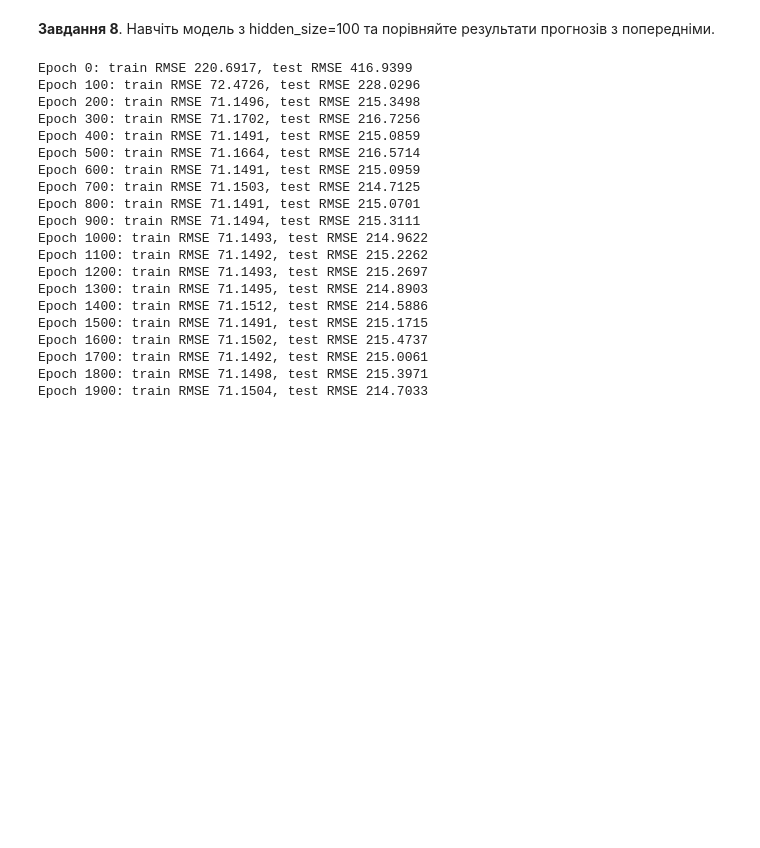
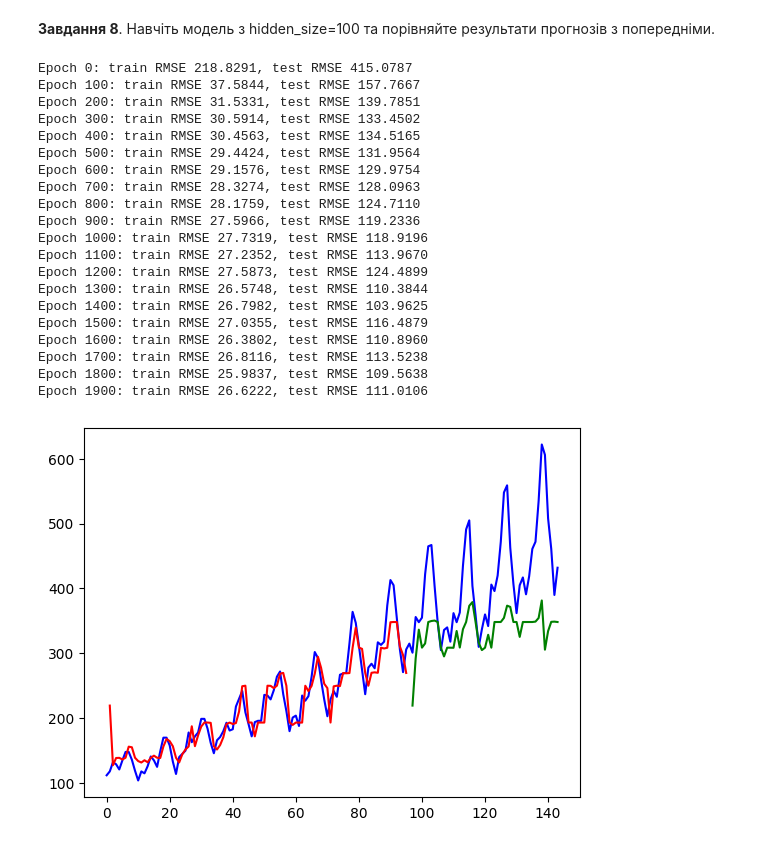
Before and after one commit to oderenivskyi/ml_home_tasks, a Jupyter notebook: LSTM_для_прогнозування_часових_рядів.ipynb, the cells around one changed output. Cells and saved outputs as stored; diff of their text form; code cells hidden in the pictures; blank space fills up the shorter version.

```diff
--- a/LSTM_для_прогнозування_часових_рядів.ipynb
+++ b/LSTM_для_прогнозування_часових_рядів.ipynb
@@ -364,49 +354,51 @@ num_epochs = 2000
 losses = []
 
 for epoch in range(num_epochs):
-    model2.train()  # режим навчання
+    model.train()
     epoch_losses = []
 
     for X_batch, y_batch in train_loader:
-        optimizer2.zero_grad()            # очищаємо градієнти
-        outputs = model2(X_batch)         # передбачення
-        loss = criterion(outputs, y_batch)  # MSE
-        loss.backward()                  # зворотне поширення похибки
-        optimizer2.step()                 # оновлення ваг
+        optimizer2.zero_grad()
+        outputs = model(X_batch)
+        loss = criterion(outputs, y_batch)
+        loss.backward()
+        optimizer2.step()
         epoch_losses.append(loss.item())
 
-    # середня втрата за епоху
     avg_loss = np.mean(epoch_losses)
     losses.append(avg_loss)
 
-    # раз на 100 епох — валідація
     if epoch % 100 == 0:
-        model2.eval()
+        model.eval()
         with torch.no_grad():
-            train_preds = model2(X_train)
-            test_preds = model2(X_test)
+            train_preds = model(X_train)
+            test_preds = model(X_test)
             train_rmse = rmse(y_train, train_preds)
             test_rmse = rmse(y_test, test_preds)
 
         print(f"Epoch {epoch}: train RMSE {train_rmse:.4f}, test RMSE {test_rmse:.4f}")
 # %% [output]
-Epoch 0: train RMSE 220.6917, test RMSE 416.9399
-Epoch 100: train RMSE 72.4726, test RMSE 228.0296
-Epoch 200: train RMSE 71.1496, test RMSE 215.3498
-Epoch 300: train RMSE 71.1702, test RMSE 216.7256
-Epoch 400: train RMSE 71.1491, test RMSE 215.0859
-Epoch 500: train RMSE 71.1664, test RMSE 216.5714
-Epoch 600: train RMSE 71.1491, test RMSE 215.0959
-Epoch 700: train RMSE 71.1503, test RMSE 214.7125
-Epoch 800: train RMSE 71.1491, test RMSE 215.0701
-Epoch 900: train RMSE 71.1494, test RMSE 215.3111
-Epoch 1000: train RMSE 71.1493, test RMSE 214.9622
-Epoch 1100: train RMSE 71.1492, test RMSE 215.2262
-Epoch 1200: train RMSE 71.1493, test RMSE 215.2697
-Epoch 1300: train RMSE 71.1495, test RMSE 214.8903
-Epoch 1400: train RMSE 71.1512, test RMSE 214.5886
-Epoch 1500: train RMSE 71.1491, test RMSE 215.1715
-Epoch 1600: train RMSE 71.1502, test RMSE 215.4737
-Epoch 1700: train RMSE 71.1492, test RMSE 215.0061
-Epoch 1800: train RMSE 71.1498, test RMSE 215.3971
-Epoch 1900: train RMSE 71.1504, test RMSE 214.7033
+Epoch 0: train RMSE 218.8291, test RMSE 415.0787
+Epoch 100: train RMSE 37.5844, test RMSE 157.7667
+Epoch 200: train RMSE 31.5331, test RMSE 139.7851
+Epoch 300: train RMSE 30.5914, test RMSE 133.4502
+Epoch 400: train RMSE 30.4563, test RMSE 134.5165
+Epoch 500: train RMSE 29.4424, test RMSE 131.9564
+Epoch 600: train RMSE 29.1576, test RMSE 129.9754
+Epoch 700: train RMSE 28.3274, test RMSE 128.0963
+Epoch 800: train RMSE 28.1759, test RMSE 124.7110
+Epoch 900: train RMSE 27.5966, test RMSE 119.2336
+Epoch 1000: train RMSE 27.7319, test RMSE 118.9196
+Epoch 1100: train RMSE 27.2352, test RMSE 113.9670
+Epoch 1200: train RMSE 27.5873, test RMSE 124.4899
+Epoch 1300: train RMSE 26.5748, test RMSE 110.3844
+Epoch 1400: train RMSE 26.7982, test RMSE 103.9625
+Epoch 1500: train RMSE 27.0355, test RMSE 116.4879
+Epoch 1600: train RMSE 26.3802, test RMSE 110.8960
+Epoch 1700: train RMSE 26.8116, test RMSE 113.5238
+Epoch 1800: train RMSE 25.9837, test RMSE 109.5638
+Epoch 1900: train RMSE 26.6222, test RMSE 111.0106
+# %%
+plot_predicts();
+# %% [output]
+[figure, added]
```
Also changed, not shown: parts of 9 cells of this notebook.
